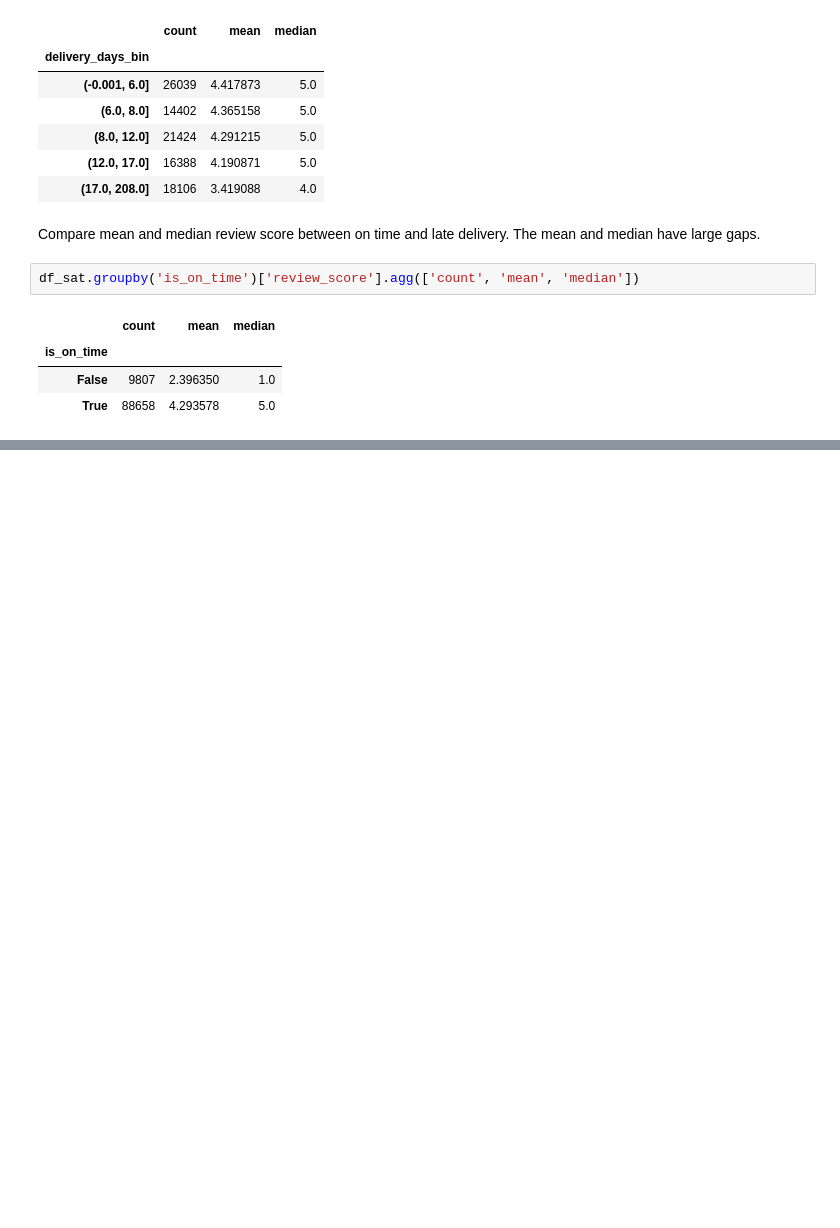
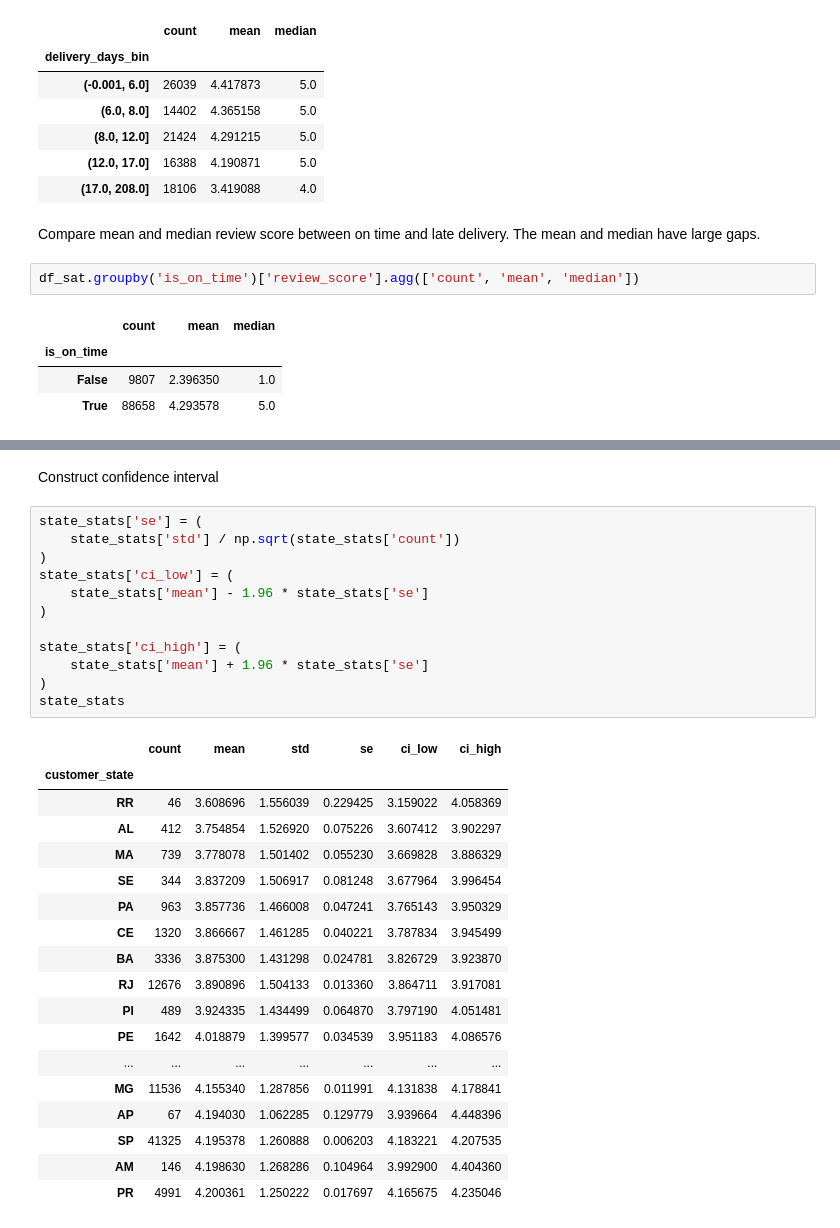
Before and after one commit to IT5006-Group9/IT5006-Group9-Olist-Project, a Jupyter notebook: notebooks/01_customer_satisfaction_eda.ipynb, the cells around one changed output, grey strips where cells are left out. Drawn from its saved outputs; the diff is of its cells as text; blank space fills up the shorter version.

```diff
--- a/notebooks/01_customer_satisfaction_eda.ipynb
+++ b/notebooks/01_customer_satisfaction_eda.ipynb
@@ -303,0 +339,33 @@ df_sat.groupby('is_on_time')['review_score'].agg(['count', 'mean', 'median'])
+# %% [markdown]
+Construct confidence interval
+# %%
+state_stats['se'] = (
+    state_stats['std'] / np.sqrt(state_stats['count'])
+)
+state_stats['ci_low'] = (
+    state_stats['mean'] - 1.96 * state_stats['se']
+)
+
+state_stats['ci_high'] = (
+    state_stats['mean'] + 1.96 * state_stats['se']
+)
+state_stats
+# %% [output]
+|  | count | mean | std | se | ci_low | ci_high |
+| customer_state |  |  |  |  |  |  |
+| RR | 46 | 3.608696 | 1.556039 | 0.229425 | 3.159022 | 4.058369 |
+| AL | 412 | 3.754854 | 1.526920 | 0.075226 | 3.607412 | 3.902297 |
+| MA | 739 | 3.778078 | 1.501402 | 0.055230 | 3.669828 | 3.886329 |
+| SE | 344 | 3.837209 | 1.506917 | 0.081248 | 3.677964 | 3.996454 |
+| PA | 963 | 3.857736 | 1.466008 | 0.047241 | 3.765143 | 3.950329 |
+| CE | 1320 | 3.866667 | 1.461285 | 0.040221 | 3.787834 | 3.945499 |
+| BA | 3336 | 3.875300 | 1.431298 | 0.024781 | 3.826729 | 3.923870 |
+| RJ | 12676 | 3.890896 | 1.504133 | 0.013360 | 3.864711 | 3.917081 |
+| PI | 489 | 3.924335 | 1.434499 | 0.064870 | 3.797190 | 4.051481 |
+| PE | 1642 | 4.018879 | 1.399577 | 0.034539 | 3.951183 | 4.086576 |
+| ... | ... | ... | ... | ... | ... | ... |
+| MG | 11536 | 4.155340 | 1.287856 | 0.011991 | 4.131838 | 4.178841 |
+| AP | 67 | 4.194030 | 1.062285 | 0.129779 | 3.939664 | 4.448396 |
+| SP | 41325 | 4.195378 | 1.260888 | 0.006203 | 4.183221 | 4.207535 |
+| AM | 146 | 4.198630 | 1.268286 | 0.104964 | 3.992900 | 4.404360 |
+| PR | 4991 | 4.200361 | 1.250222 | 0.017697 | 4.165675 | 4.235046 |
```
Also changed, not shown: parts of 9 cells of this notebook.
